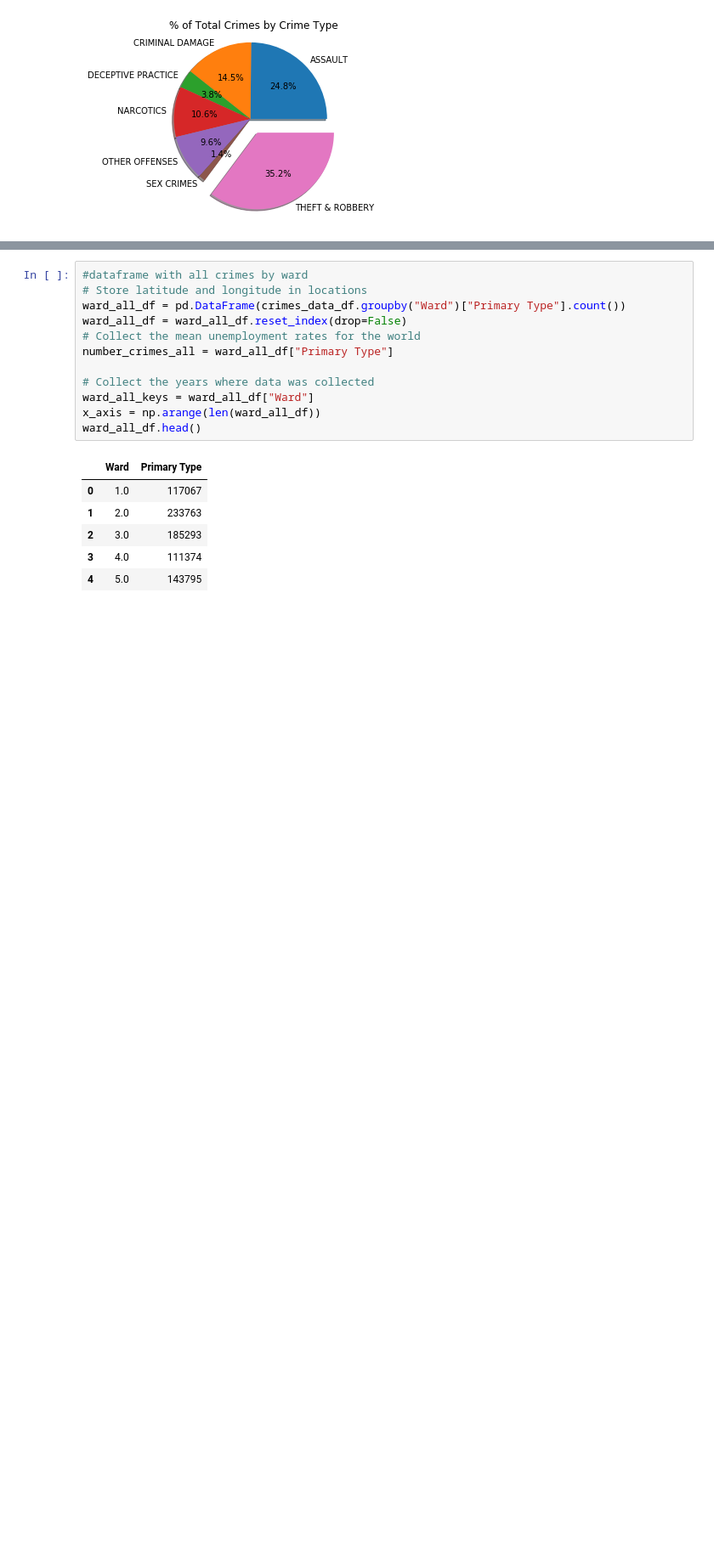
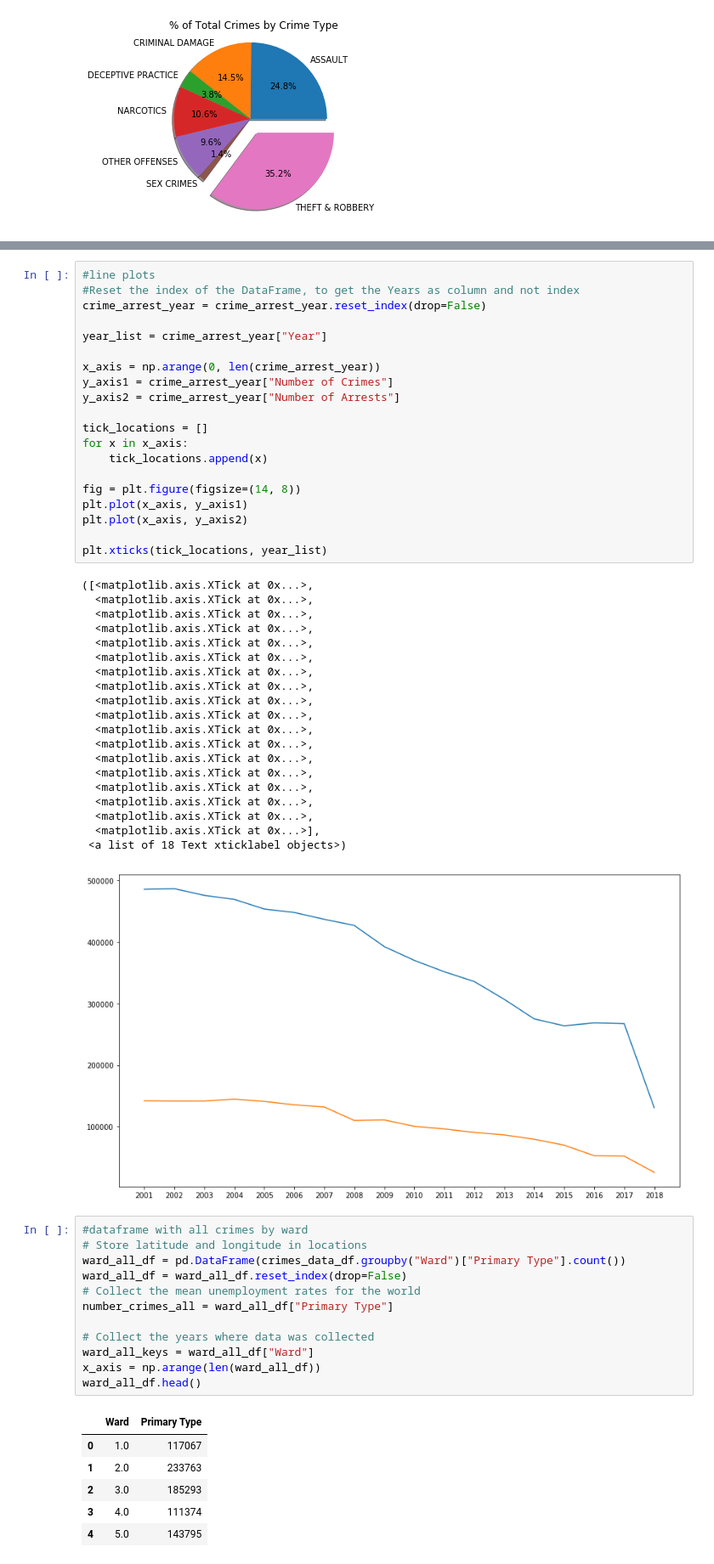
Before and after one commit to BLKOPL/ChiPy, a Jupyter notebook: project1.ipynb, the cells around one changed output, grey strips where cells are left out. Shown at 85% size. Drawn from its saved outputs; the diff is of its cells as text; blank space fills up the shorter version.

```diff
--- a/project1.ipynb
+++ b/project1.ipynb
@@ -125,3 +223,44 @@ plt.show()
+# %%
+#line plots
+#Reset the index of the DataFrame, to get the Years as column and not index
+crime_arrest_year = crime_arrest_year.reset_index(drop=False)
+
+year_list = crime_arrest_year["Year"]
+
+x_axis = np.arange(0, len(crime_arrest_year))
+y_axis1 = crime_arrest_year["Number of Crimes"]
+y_axis2 = crime_arrest_year["Number of Arrests"]
+
+tick_locations = []
+for x in x_axis:
+    tick_locations.append(x)
+
+fig = plt.figure(figsize=(14, 8))
+plt.plot(x_axis, y_axis1)
+plt.plot(x_axis, y_axis2)
+
+plt.xticks(tick_locations, year_list)
+# %% [output]
+([<matplotlib.axis.XTick at 0x...>,
+  <matplotlib.axis.XTick at 0x...>,
+  <matplotlib.axis.XTick at 0x...>,
+  <matplotlib.axis.XTick at 0x...>,
+  <matplotlib.axis.XTick at 0x...>,
+  <matplotlib.axis.XTick at 0x...>,
+  <matplotlib.axis.XTick at 0x...>,
+  <matplotlib.axis.XTick at 0x...>,
+  <matplotlib.axis.XTick at 0x...>,
+  <matplotlib.axis.XTick at 0x...>,
+  <matplotlib.axis.XTick at 0x...>,
+  <matplotlib.axis.XTick at 0x...>,
+  <matplotlib.axis.XTick at 0x...>,
+  <matplotlib.axis.XTick at 0x...>,
+  <matplotlib.axis.XTick at 0x...>,
+  <matplotlib.axis.XTick at 0x...>,
+  <matplotlib.axis.XTick at 0x...>,
+  <matplotlib.axis.XTick at 0x...>],
+ <a list of 18 Text xticklabel objects>)
+[figure, added]
 # %%
 #dataframe with all crimes by ward
 # Store latitude and longitude in locations
```
Also changed, not shown: parts of 15 cells of this notebook.
